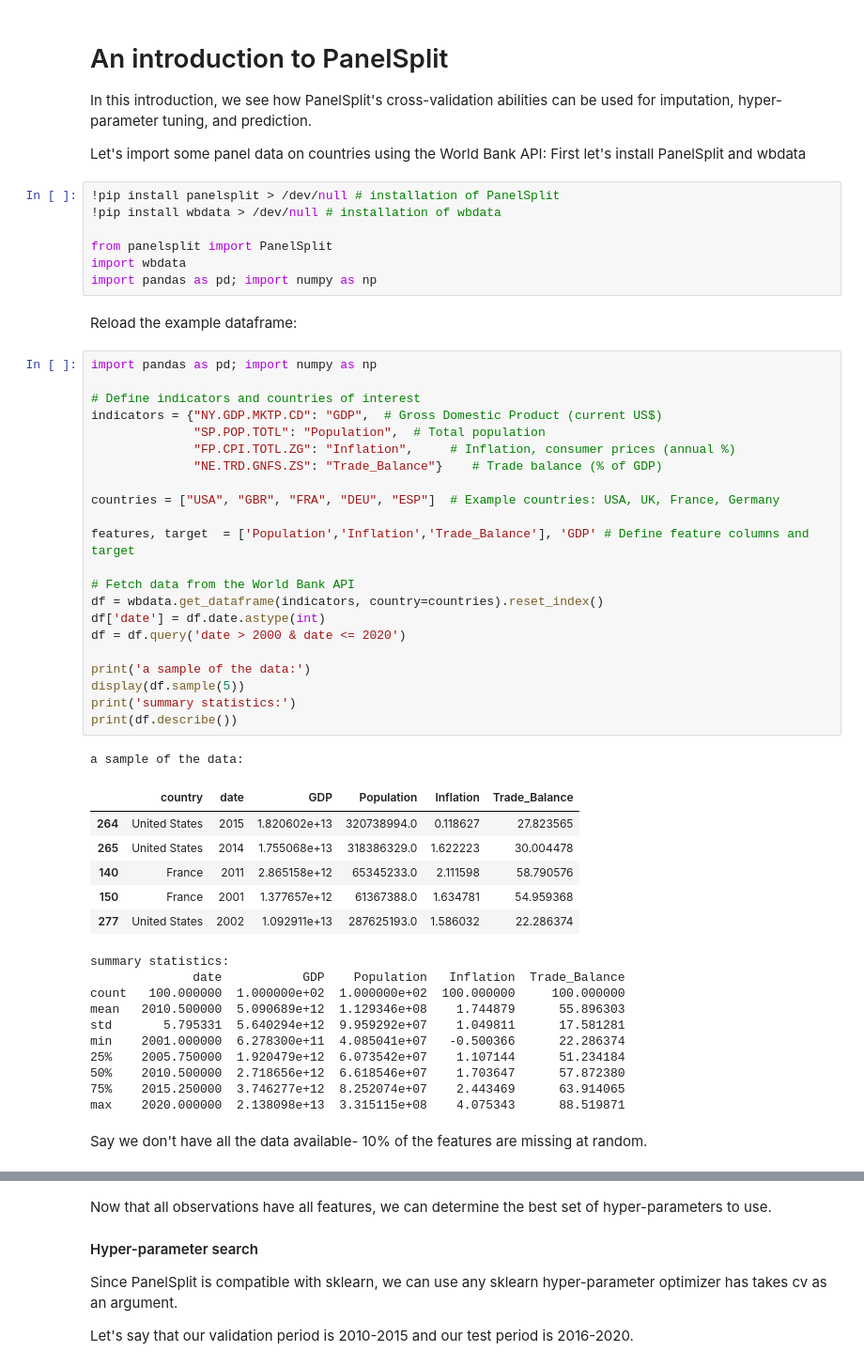
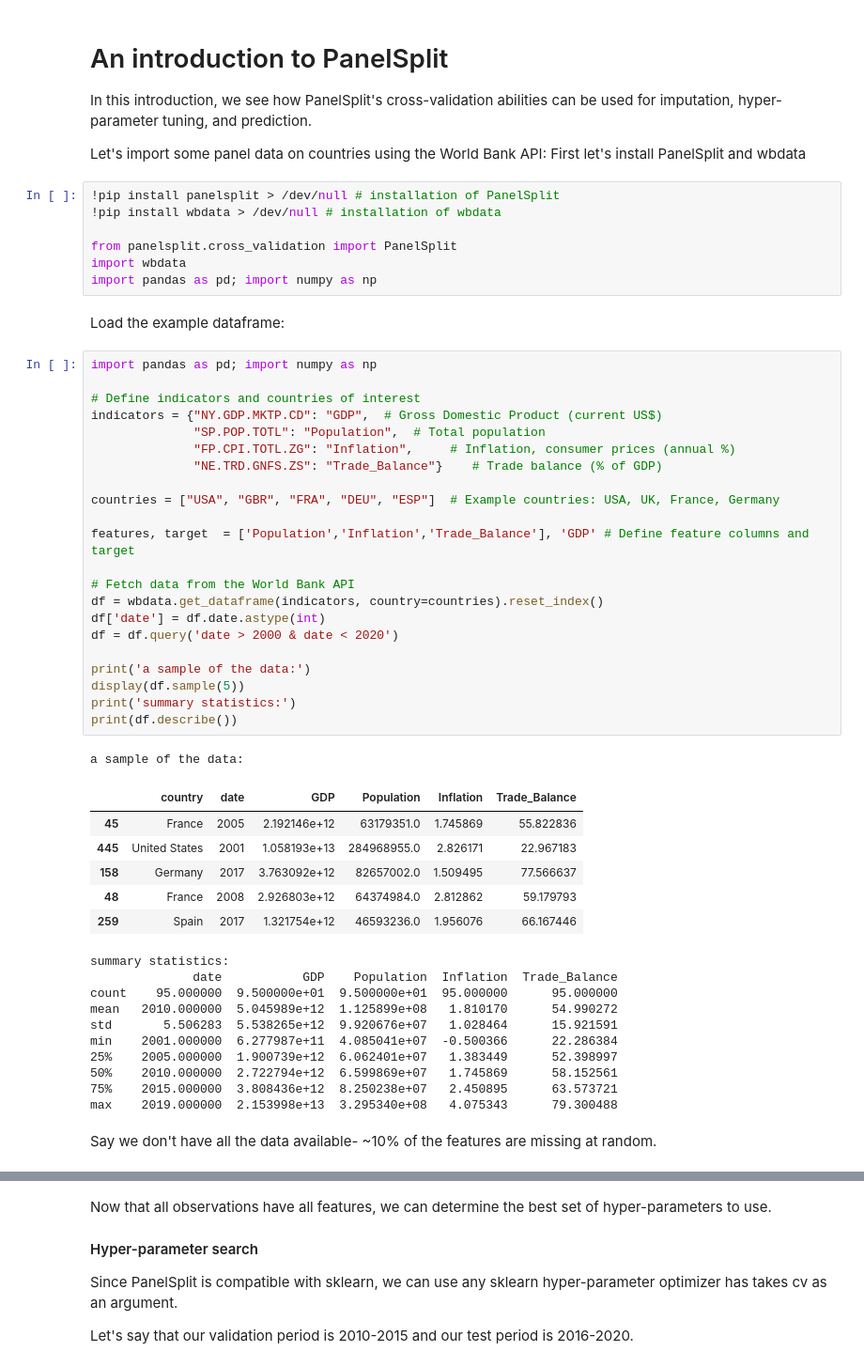
Before and after one commit to 4Freye/panelsplit, a Jupyter notebook: examples/An introduction to PanelSplit.ipynb, the cells around one changed output, grey strips where cells are left out. Shown at 94% size. Cells and saved outputs as stored; diff of their text form.

Commit message:
updated notebook according to new version of panelsplit

```diff
--- a/examples/An introduction to PanelSplit.ipynb
+++ b/examples/An introduction to PanelSplit.ipynb
@@ -9,52 +9,52 @@ First let's install PanelSplit and wbdata
 !pip install panelsplit > /dev/null # installation of PanelSplit
 !pip install wbdata > /dev/null # installation of wbdata
 
-from panelsplit import PanelSplit
+from panelsplit.cross_validation import PanelSplit
 import wbdata
 import pandas as pd; import numpy as np
 # %% [markdown]
-Reload the example dataframe:
+Load the example dataframe:
 # %%
 import pandas as pd; import numpy as np
 
 # Define indicators and countries of interest
 indicators = {"NY.GDP.MKTP.CD": "GDP",  # Gross Domestic Product (current US$)
               "SP.POP.TOTL": "Population",  # Total population
               "FP.CPI.TOTL.ZG": "Inflation",     # Inflation, consumer prices (annual %)
               "NE.TRD.GNFS.ZS": "Trade_Balance"}    # Trade balance (% of GDP)
 
 countries = ["USA", "GBR", "FRA", "DEU", "ESP"]  # Example countries: USA, UK, France, Germany
 
 features, target  = ['Population','Inflation','Trade_Balance'], 'GDP' # Define feature columns and target
 
 # Fetch data from the World Bank API
 df = wbdata.get_dataframe(indicators, country=countries).reset_index()
 df['date'] = df.date.astype(int)
-df = df.query('date > 2000 & date <= 2020')
+df = df.query('date > 2000 & date < 2020')
 
 print('a sample of the data:')
 display(df.sample(5))
 print('summary statistics:')
 print(df.describe())
 # %% [output]
 a sample of the data:
 |  | country | date | GDP | Population | Inflation | Trade_Balance |
-| 264 | United States | 2015 | 1.820602e+13 | 320738994.0 | 0.118627 | 27.823565 |
-| 265 | United States | 2014 | 1.755068e+13 | 318386329.0 | 1.622223 | 30.004478 |
-| 140 | France | 2011 | 2.865158e+12 | 65345233.0 | 2.111598 | 58.790576 |
-| 150 | France | 2001 | 1.377657e+12 | 61367388.0 | 1.634781 | 54.959368 |
-| 277 | United States | 2002 | 1.092911e+13 | 287625193.0 | 1.586032 | 22.286374 |
+| 45 | France | 2005 | 2.192146e+12 | 63179351.0 | 1.745869 | 55.822836 |
+| 445 | United States | 2001 | 1.058193e+13 | 284968955.0 | 2.826171 | 22.967183 |
+| 158 | Germany | 2017 | 3.763092e+12 | 82657002.0 | 1.509495 | 77.566637 |
+| 48 | France | 2008 | 2.926803e+12 | 64374984.0 | 2.812862 | 59.179793 |
+| 259 | Spain | 2017 | 1.321754e+12 | 46593236.0 | 1.956076 | 66.167446 |
 summary statistics:
-              date           GDP    Population   Inflation  Trade_Balance
-count   100.000000  1.000000e+02  1.000000e+02  100.000000     100.000000
-mean   2010.500000  5.090689e+12  1.129346e+08    1.744879      55.896303
-std       5.795331  5.640294e+12  9.959292e+07    1.049811      17.581281
-min    2001.000000  6.278300e+11  4.085041e+07   -0.500366      22.286374
-25%    2005.750000  1.920479e+12  6.073542e+07    1.107144      51.234184
-50%    2010.500000  2.718656e+12  6.618546e+07    1.703647      57.872380
-75%    2015.250000  3.746277e+12  8.252074e+07    2.443469      63.914065
-max    2020.000000  2.138098e+13  3.315115e+08    4.075343      88.519871
+              date           GDP    Population  Inflation  Trade_Balance
+count    95.000000  9.500000e+01  9.500000e+01  95.000000      95.000000
+mean   2010.000000  5.045989e+12  1.125899e+08   1.810170      54.990272
+std       5.506283  5.538265e+12  9.920676e+07   1.028464      15.921591
+min    2001.000000  6.277987e+11  4.085041e+07  -0.500366      22.286384
+25%    2005.000000  1.900739e+12  6.062401e+07   1.383449      52.398997
+50%    2010.000000  2.722794e+12  6.599869e+07   1.745869      58.152561
+75%    2015.000000  3.808436e+12  8.250238e+07   2.450895      63.573721
+max    2019.000000  2.153998e+13  3.295340e+08   4.075343      79.300488
 # %% [markdown]
-Say we don't have all the data available- 10% of the features are missing at random.
+Say we don't have all the data available- ~10% of the features are missing at random.
 # %%
 for i, col in enumerate(df[features].columns):
```
Also changed, not shown: parts of 16 cells of this notebook.
